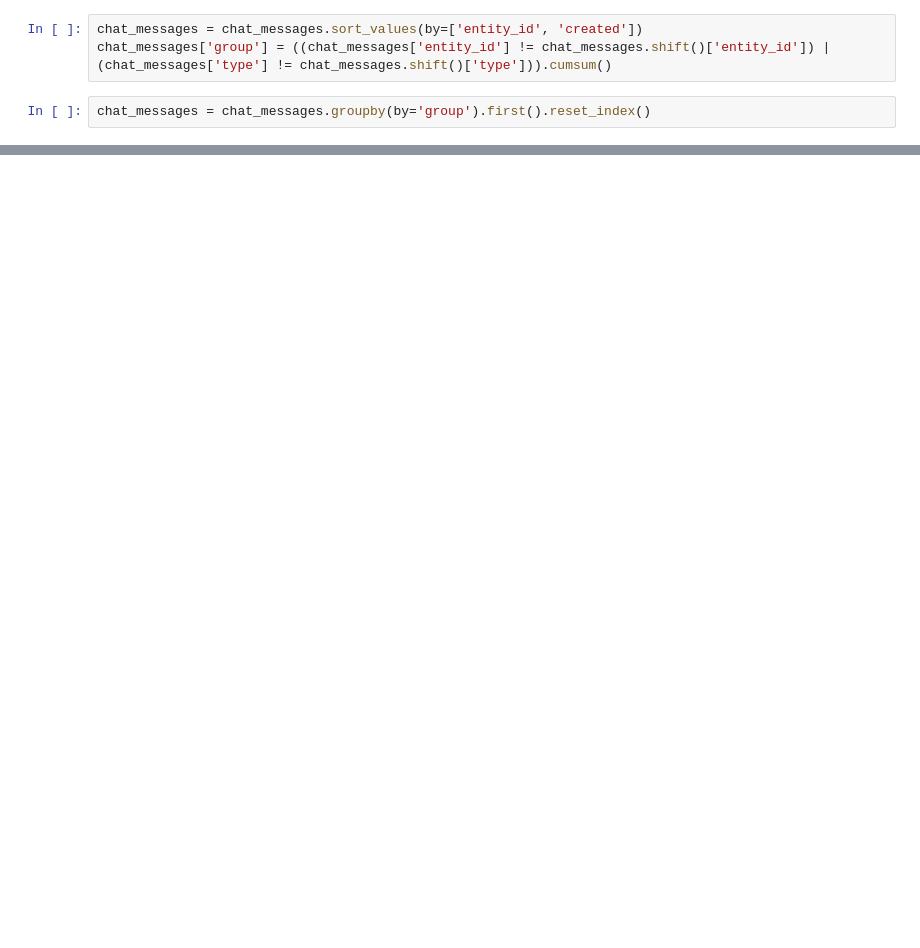
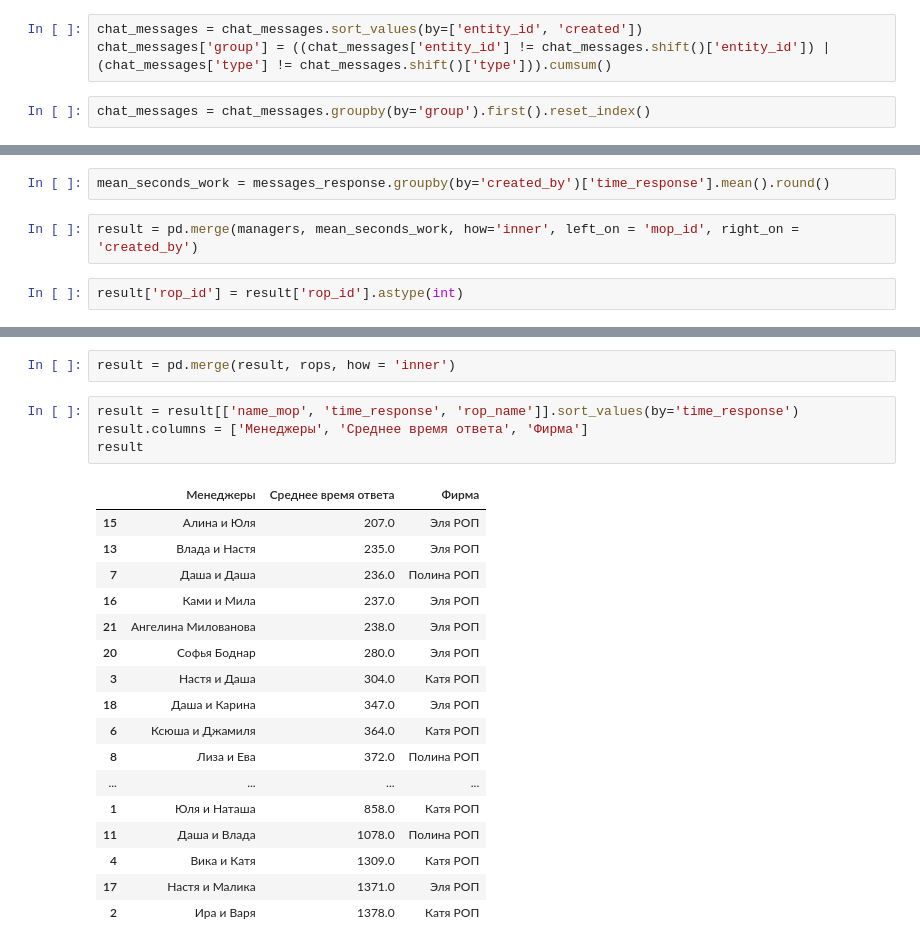
Before and after one commit to giulerg/managers_work, a Jupyter notebook: python.ipynb, the cells around one changed output, grey strips where cells are left out. Drawn from its saved outputs; the diff is of its cells as text; blank space fills up the shorter version.

```diff
--- a/python.ipynb
+++ b/python.ipynb
@@ -89,0 +126,6 @@ chat_messages
+# %%
+mean_seconds_work = messages_response.groupby(by='created_by')['time_response'].mean().round()
+# %%
+result = pd.merge(managers, mean_seconds_work, how='inner', left_on = 'mop_id', right_on = 'created_by')
+# %%
+result['rop_id'] = result['rop_id'].astype(int)
@@ -89,0 +146,24 @@ chat_messages
+# %%
+result = pd.merge(result, rops, how = 'inner')
+# %%
+result = result[['name_mop', 'time_response', 'rop_name']].sort_values(by='time_response')
+result.columns = ['Менеджеры', 'Среднее время ответа', 'Фирма']
+result
+# %% [output]
+|  | Менеджеры | Среднее время ответа | Фирма |
+| 15 | Алина и Юля | 207.0 | Эля РОП |
+| 13 | Влада и Настя | 235.0 | Эля РОП |
+| 7 | Даша и Даша | 236.0 | Полина РОП |
+| 16 | Ками и Мила | 237.0 | Эля РОП |
+| 21 | Ангелина Милованова | 238.0 | Эля РОП |
+| 20 | Софья Боднар | 280.0 | Эля РОП |
+| 3 | Настя и Даша | 304.0 | Катя РОП |
+| 18 | Даша и Карина | 347.0 | Эля РОП |
+| 6 | Ксюша и Джамиля | 364.0 | Катя РОП |
+| 8 | Лиза и Ева | 372.0 | Полина РОП |
+| ... | ... | ... | ... |
+| 1 | Юля и Наташа | 858.0 | Катя РОП |
+| 11 | Даша и Влада | 1078.0 | Полина РОП |
+| 4 | Вика и Катя | 1309.0 | Катя РОП |
+| 17 | Настя и Малика | 1371.0 | Эля РОП |
+| 2 | Ира и Варя | 1378.0 | Катя РОП |
```
Also changed, not shown: parts of 8 cells of this notebook.
